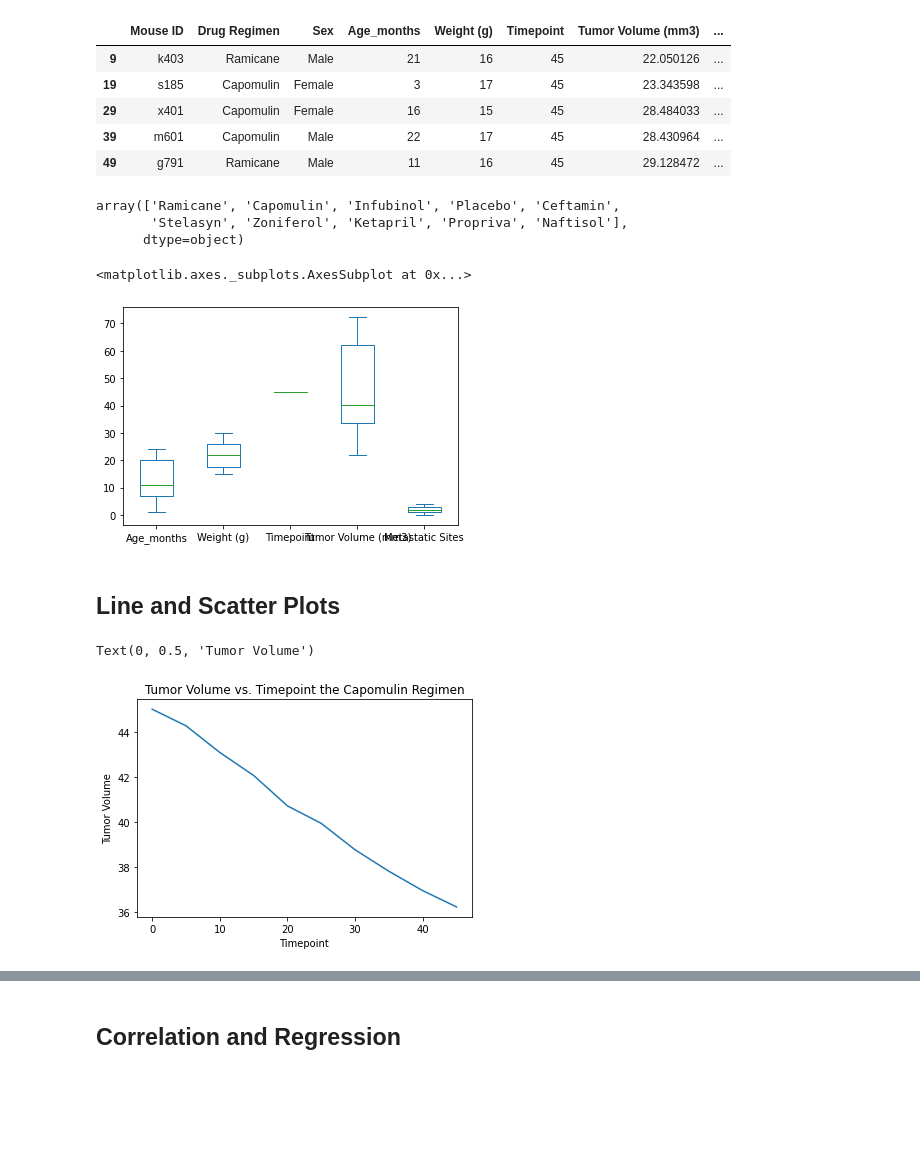
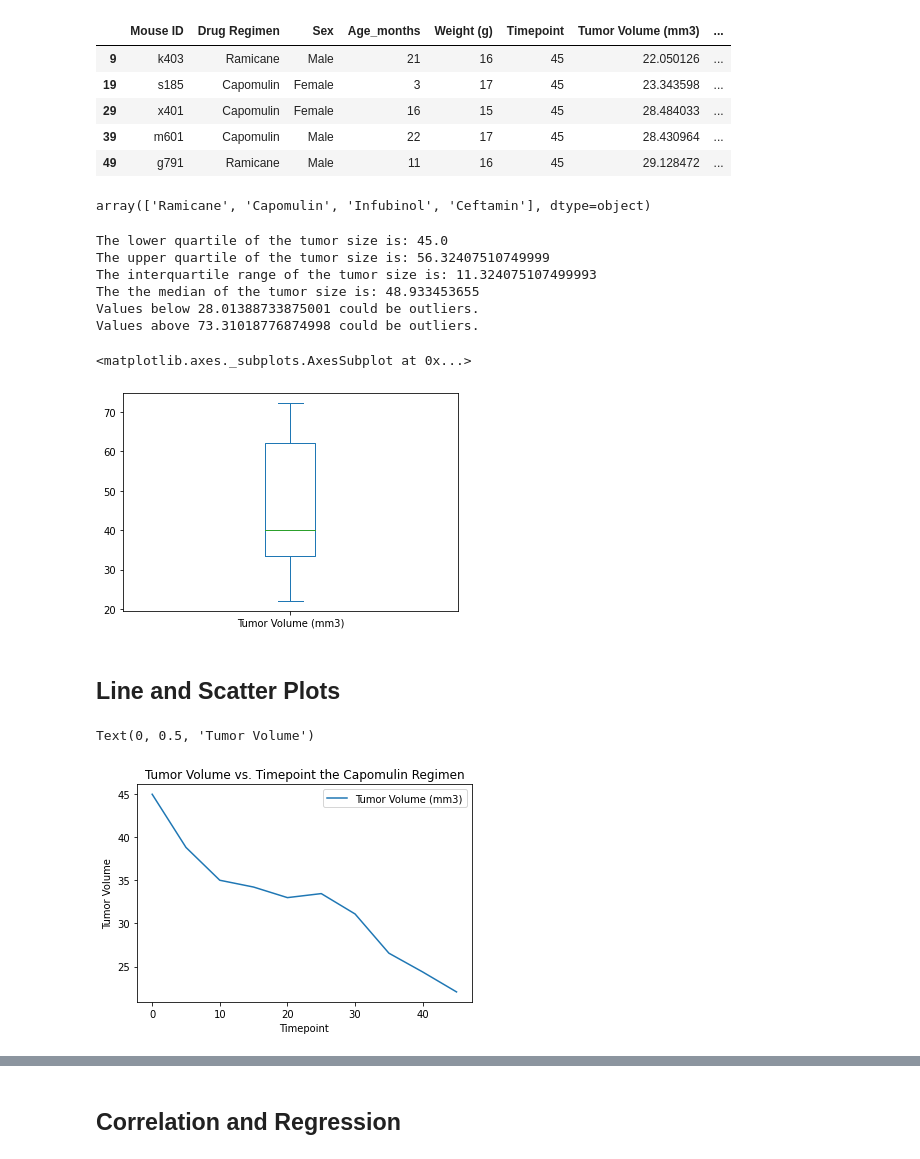
Before and after one commit to HBodden/Pymaceuticals---Module-5-Challenge, a Jupyter notebook: pymaceuticals_complete.ipynb, the cells around one changed output, grey strips where cells are left out. Cells and saved outputs as stored; diff of their text form; code cells hidden in the pictures; blank space fills up the shorter version.

```diff
--- a/pymaceuticals_complete.ipynb
+++ b/pymaceuticals_complete.ipynb
@@ -171,59 +171,61 @@ new_mouse_df.head()
 | 29 | x401 | Capomulin | Female | 16 | 15 | 45 | 28.484033 | ... |
 | 39 | m601 | Capomulin | Male | 22 | 17 | 45 | 28.430964 | ... |
 | 49 | g791 | Ramicane | Male | 11 | 16 | 45 | 29.128472 | ... |
+# %%
+# Put treatments into a list for for loop (and later for plot labels)
+treatments = new_mouse_df["Drug Regimen"].unique()
+treatments
+# Create empty list to fill with tumor vol data (for plotting)
+tumor_vol = []
+for value in new_mouse_df.loc[:,"Tumor Volume"]:
+# %% [output]
+array(['Ramicane', 'Capomulin', 'Infubinol', 'Ceftamin'], dtype=object)
 # %%
-# Put treatments into a list for for loop (and later for plot labels)
-treatments = updated_mouse_data["Drug Regimen"].unique()
-treatments
-# Create empty list to fill with tumor vol data (for plotting)
-tumor_vol1 = []
-    for each tratment in treatments:
+tumor_vol = updated_mouse_data["Tumor Volume (mm3)"]
+#tumor_vol
+# Calculate the IQR and quantitatively determine if there are any potential outliers.
+quartiles = tumor_vol.quantile([.25,.5,.75])
+lowerq = quartiles[0.25]
+upperq = quartiles[0.75]
+iqr = upperq-lowerq
+# Locate the rows which contain mice on each drug and get the tumor volumes
+# add subset
 
-            tumor_vol1.append()
+    # Determine outliers using upper and lower bounds
+print(f"The lower quartile of the tumor size is: {lowerq}")
+print(f"The upper quartile of the tumor size is: {upperq}")
+print(f"The interquartile range of the tumor size is: {iqr}")
+print(f"The the median of the tumor size is: {quartiles[0.5]} ")
 
-# tumor_vol1
-# tumor_vol = updated_mouse_data["Tumor Volume (mm3)"]
-# #tumor_vol
-# # Calculate the IQR and quantitatively determine if there are any potential outliers.
-# quartiles = tumor_vol.quantile([.25,.5,.75])
-# lowerq = quartiles[0.25]
-# upperq = quartiles[0.75]
-# iqr = upperq-lowerq
-# # Locate the rows which contain mice on each drug and get the tumor volumes
-# # add subset
-
-#     # Determine outliers using upper and lower bounds
-# print(f"The lower quartile of the tumor size is: {lowerq}")
-# print(f"The upper quartile of the tumor size is: {upperq}")
-# print(f"The interquartile range of the tumor size is: {iqr}")
-# print(f"The the median of the tumor size is: {quartiles[0.5]} ")
-
-# lower_bound = lowerq - (1.5*iqr)
-# upper_bound = upperq + (1.5*iqr)
-# print(f"Values below {lower_bound} could be outliers.")
-# print(f"Values above {upper_bound} could be outliers.")
+lower_bound = lowerq - (1.5*iqr)
+upper_bound = upperq + (1.5*iqr)
+print(f"Values below {lower_bound} could be outliers.")
+print(f"Values above {upper_bound} could be outliers.")
 # %% [output]
-array(['Ramicane', 'Capomulin', 'Infubinol', 'Placebo', 'Ceftamin',
-       'Stelasyn', 'Zoniferol', 'Ketapril', 'Propriva', 'Naftisol'],
-      dtype=object)
+The lower quartile of the tumor size is: 45.0
+The upper quartile of the tumor size is: 56.32407510749999
+The interquartile range of the tumor size is: 11.324075107499993
+The the median of the tumor size is: 48.933453655
+Values below 28.01388733875001 could be outliers.
+Values above 73.31018776874998 could be outliers.
 # %%
 # Generate a box plot of the final tumor volume of each mouse across four regimens of interest
-new_mouse_df.plot(kind="box")
+new_mouse_df.plot("Drug Regimen","Tumor Volume (mm3)", kind="box")
 # %% [output]
 <matplotlib.axes._subplots.AxesSubplot at 0x...>
-[figure, old version]
+[figure, new version]
 # %% [markdown]
 ## Line and Scatter Plots
 # %%
 # Generate a line plot of tumor volume vs. time point for a mouse treated with Capomulin
-lplot = updated_mouse_data[updated_mouse_data["Drug Regimen"] == "Capomulin"]
-lplot = lplot.groupby("Timepoint").mean()["Tumor Volume (mm3)"]
+lplot = updated_mouse_data[updated_mouse_data["Mouse ID"] == "k403"]
+#lplot = lplot.groupby("Timepoint").mean()["Tumor Volume (mm3)"]
 
-lplot.plot(kind="line")
+lplot.plot("Timepoint", "Tumor Volume (mm3)", kind="line")
 plt.title("Tumor Volume vs. Timepoint the Capomulin Regimen")
 plt.ylabel("Tumor Volume")
 # %% [output]
 Text(0, 0.5, 'Tumor Volume')
-[figure, old version]
+[figure, new version]
 # %%
 # Generate a scatter plot of average tumor volume vs. mouse weight for the Capomulin regimen
```
Also changed, not shown: parts of 4 cells of this notebook.
